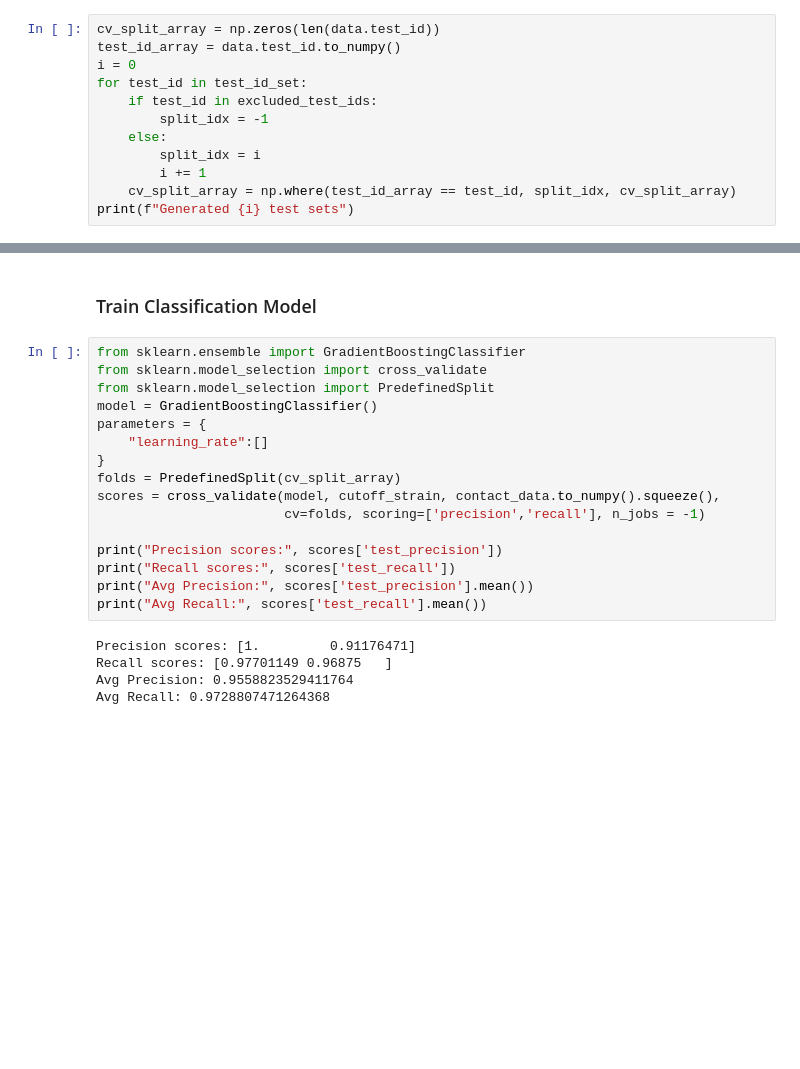
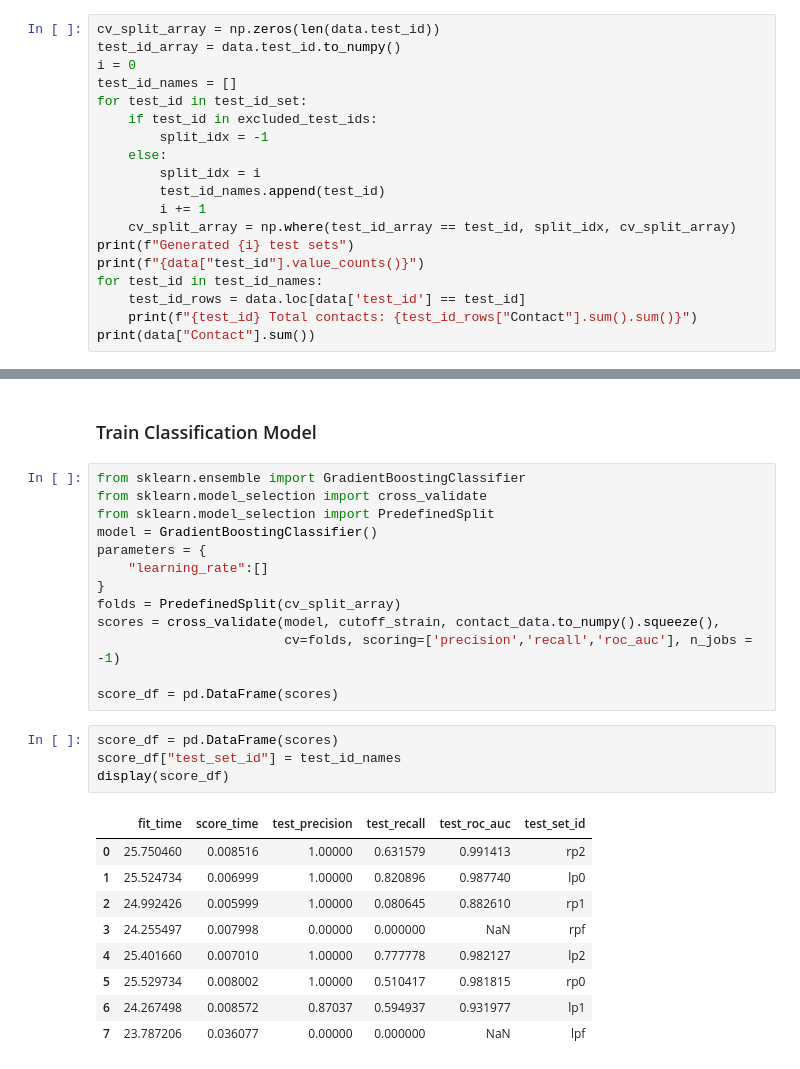
Before and after one commit to Jskacines/strain_learning, a Jupyter notebook: contact_classification.ipynb, the cells around one changed output, grey strips where cells are left out. Saved outputs shown, nothing was run; the diff lists cells and outputs as text; blank space fills up the shorter version.

```diff
--- a/contact_classification.ipynb
+++ b/contact_classification.ipynb
@@ -188,12 +183,19 @@ dtype: int64
 cv_split_array = np.zeros(len(data.test_id))
 test_id_array = data.test_id.to_numpy()
 i = 0
+test_id_names = []
 for test_id in test_id_set:
     if test_id in excluded_test_ids:
         split_idx = -1
     else:
         split_idx = i
+        test_id_names.append(test_id)
         i += 1
     cv_split_array = np.where(test_id_array == test_id, split_idx, cv_split_array)
 print(f"Generated {i} test sets")
+print(f"{data["test_id"].value_counts()}")
+for test_id in test_id_names:
+    test_id_rows = data.loc[data['test_id'] == test_id]
+    print(f"{test_id} Total contacts: {test_id_rows["Contact"].sum().sum()}")
+print(data["Contact"].sum())
 # %% [output]
@@ -210,17 +231,23 @@ parameters = {
 }
 folds = PredefinedSplit(cv_split_array)
 scores = cross_validate(model, cutoff_strain, contact_data.to_numpy().squeeze(),
-                        cv=folds, scoring=['precision','recall'], n_jobs = -1)
+                        cv=folds, scoring=['precision','recall','roc_auc'], n_jobs = -1)
 
-print("Precision scores:", scores['test_precision'])
-print("Recall scores:", scores['test_recall'])
-print("Avg Precision:", scores['test_precision'].mean())
-print("Avg Recall:", scores['test_recall'].mean())
+score_df = pd.DataFrame(scores)
-# %% [output]
-Precision scores: [1.         0.91176471]
-Recall scores: [0.97701149 0.96875   ]
-Avg Precision: 0.9558823529411764
-Avg Recall: 0.9728807471264368
+# %%
+score_df = pd.DataFrame(scores)
+score_df["test_set_id"] = test_id_names
+display(score_df)
+# %% [output]
+|  | fit_time | score_time | test_precision | test_recall | test_roc_auc | test_set_id |
+| 0 | 25.750460 | 0.008516 | 1.00000 | 0.631579 | 0.991413 | rp2 |
+| 1 | 25.524734 | 0.006999 | 1.00000 | 0.820896 | 0.987740 | lp0 |
+| 2 | 24.992426 | 0.005999 | 1.00000 | 0.080645 | 0.882610 | rp1 |
+| 3 | 24.255497 | 0.007998 | 0.00000 | 0.000000 | NaN | rpf |
+| 4 | 25.401660 | 0.007010 | 1.00000 | 0.777778 | 0.982127 | lp2 |
+| 5 | 25.529734 | 0.008002 | 1.00000 | 0.510417 | 0.981815 | rp0 |
+| 6 | 24.267498 | 0.008572 | 0.87037 | 0.594937 | 0.931977 | lp1 |
+| 7 | 23.787206 | 0.036077 | 0.00000 | 0.000000 | NaN | lpf |
 # %%
 from sklearn.ensemble import GradientBoostingRegressor
 from sklearn.model_selection import cross_validate, KFold
```
Also changed, not shown: parts of 10 cells of this notebook.
